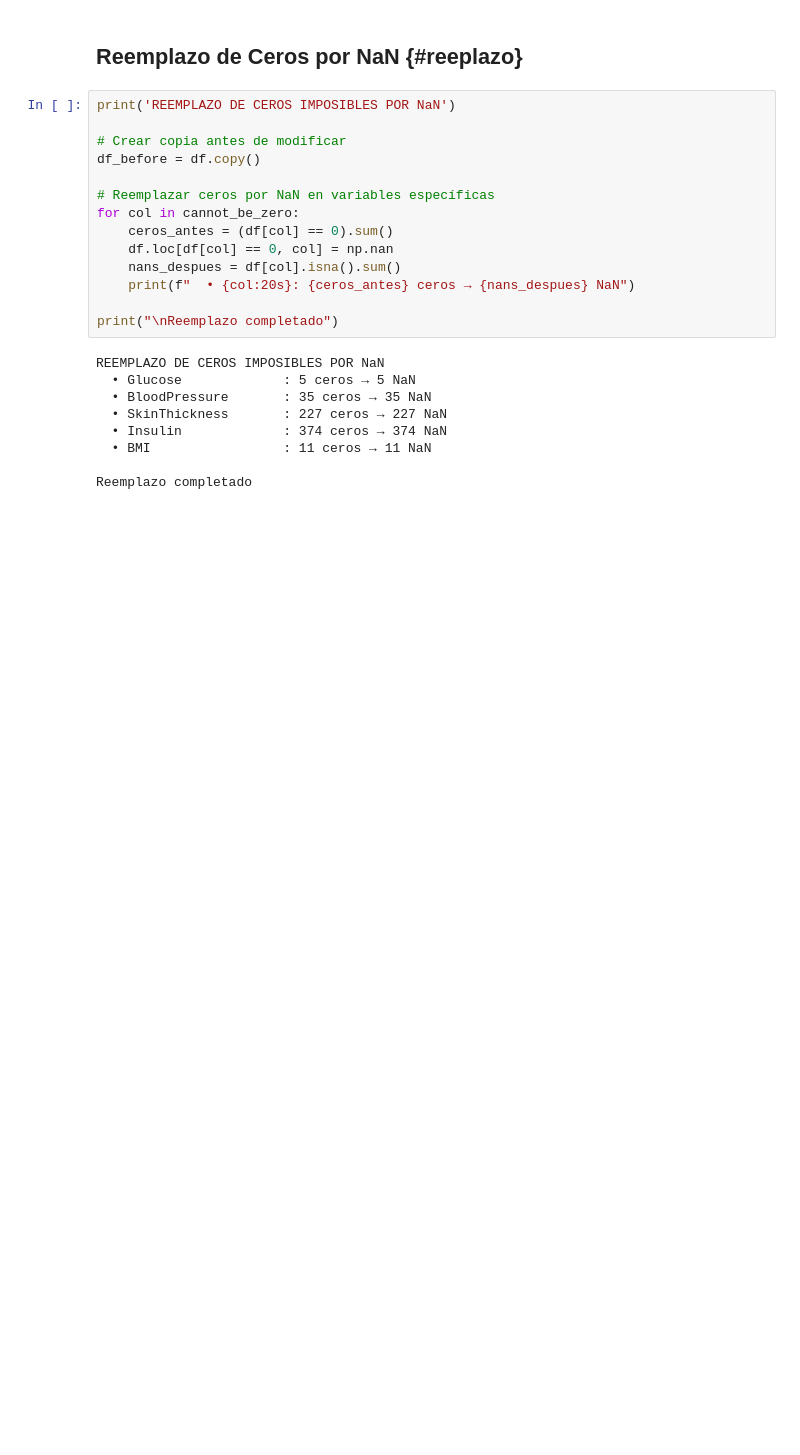
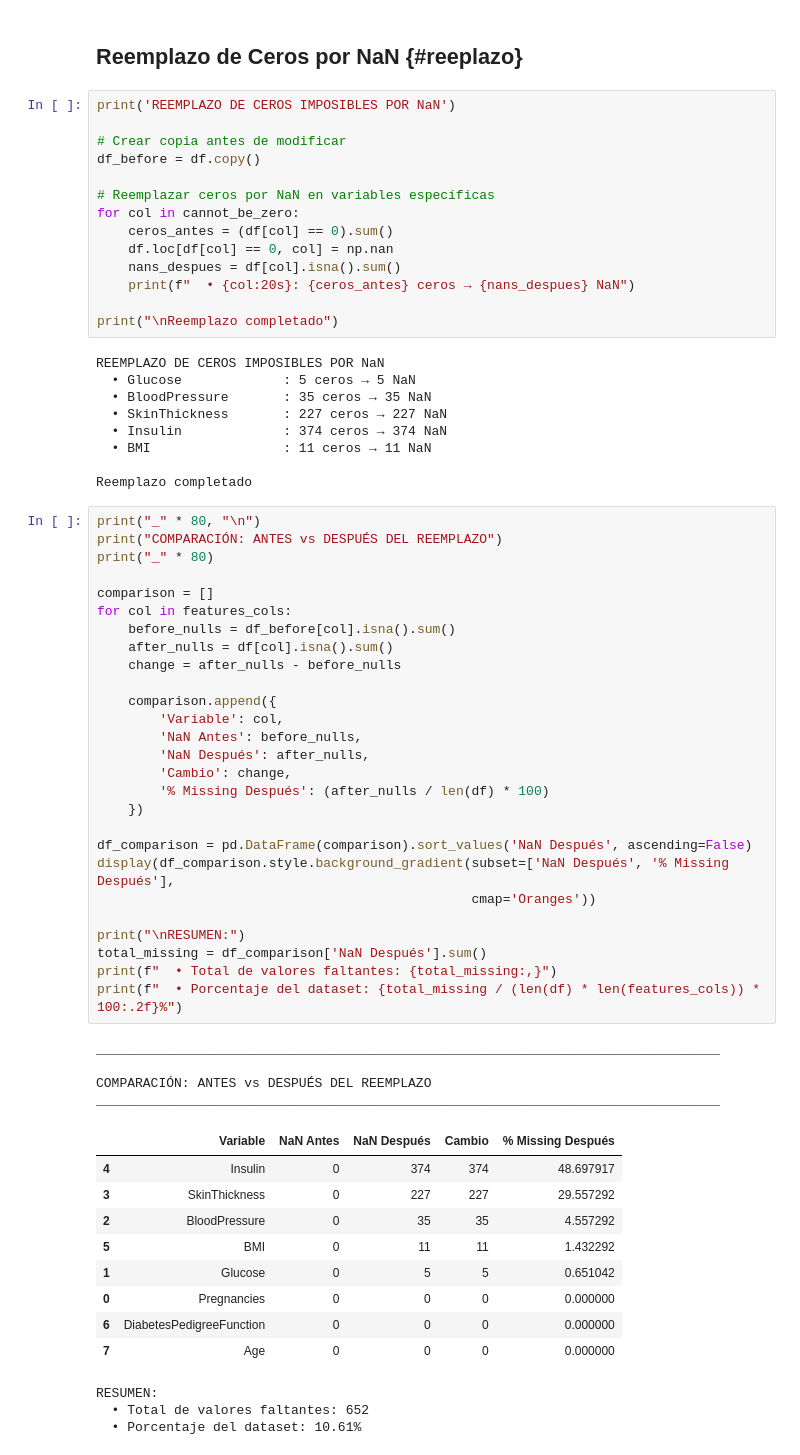
Before and after one commit to angel-rom444/diabetes-risk-predictor, a Jupyter notebook: notebooks/03_preprocessig_PART.ipynb, the cells around one changed output. Saved outputs shown, nothing was run; the diff lists cells and outputs as text; blank space fills up the shorter version.

```diff
--- a/notebooks/03_preprocessig_PART.ipynb
+++ b/notebooks/03_preprocessig_PART.ipynb
@@ -227,3 +227,47 @@ REEMPLAZO DE CEROS IMPOSIBLES POR NaN
   • BMI                 : 11 ceros → 11 NaN
 
 Reemplazo completado
+# %%
+print("_" * 80, "\n")
+print("COMPARACIÓN: ANTES vs DESPUÉS DEL REEMPLAZO")
+print("_" * 80)
+
+comparison = []
+for col in features_cols:
+    before_nulls = df_before[col].isna().sum()
+    after_nulls = df[col].isna().sum()
+    change = after_nulls - before_nulls
+
+    comparison.append({
+        'Variable': col,
+        'NaN Antes': before_nulls,
+        'NaN Después': after_nulls,
+        'Cambio': change,
+        '% Missing Después': (after_nulls / len(df) * 100)
+    })
+
+df_comparison = pd.DataFrame(comparison).sort_values('NaN Después', ascending=False)
+display(df_comparison.style.background_gradient(subset=['NaN Después', '% Missing Después'],
+                                                cmap='Oranges'))
+
+print("\nRESUMEN:")
+total_missing = df_comparison['NaN Después'].sum()
+print(f"  • Total de valores faltantes: {total_missing:,}")
+print(f"  • Porcentaje del dataset: {total_missing / (len(df) * len(features_cols)) * 100:.2f}%")
+# %% [output]
+________________________________________________________________________________
+
+COMPARACIÓN: ANTES vs DESPUÉS DEL REEMPLAZO
+________________________________________________________________________________
+|  | Variable | NaN Antes | NaN Después | Cambio | % Missing Después |
+| 4 | Insulin | 0 | 374 | 374 | 48.697917 |
+| 3 | SkinThickness | 0 | 227 | 227 | 29.557292 |
+| 2 | BloodPressure | 0 | 35 | 35 | 4.557292 |
+| 5 | BMI | 0 | 11 | 11 | 1.432292 |
+| 1 | Glucose | 0 | 5 | 5 | 0.651042 |
+| 0 | Pregnancies | 0 | 0 | 0 | 0.000000 |
+| 6 | DiabetesPedigreeFunction | 0 | 0 | 0 | 0.000000 |
+| 7 | Age | 0 | 0 | 0 | 0.000000 |
+RESUMEN:
+  • Total de valores faltantes: 652
+  • Porcentaje del dataset: 10.61%
```
Also changed, not shown: parts of 8 cells of this notebook.
